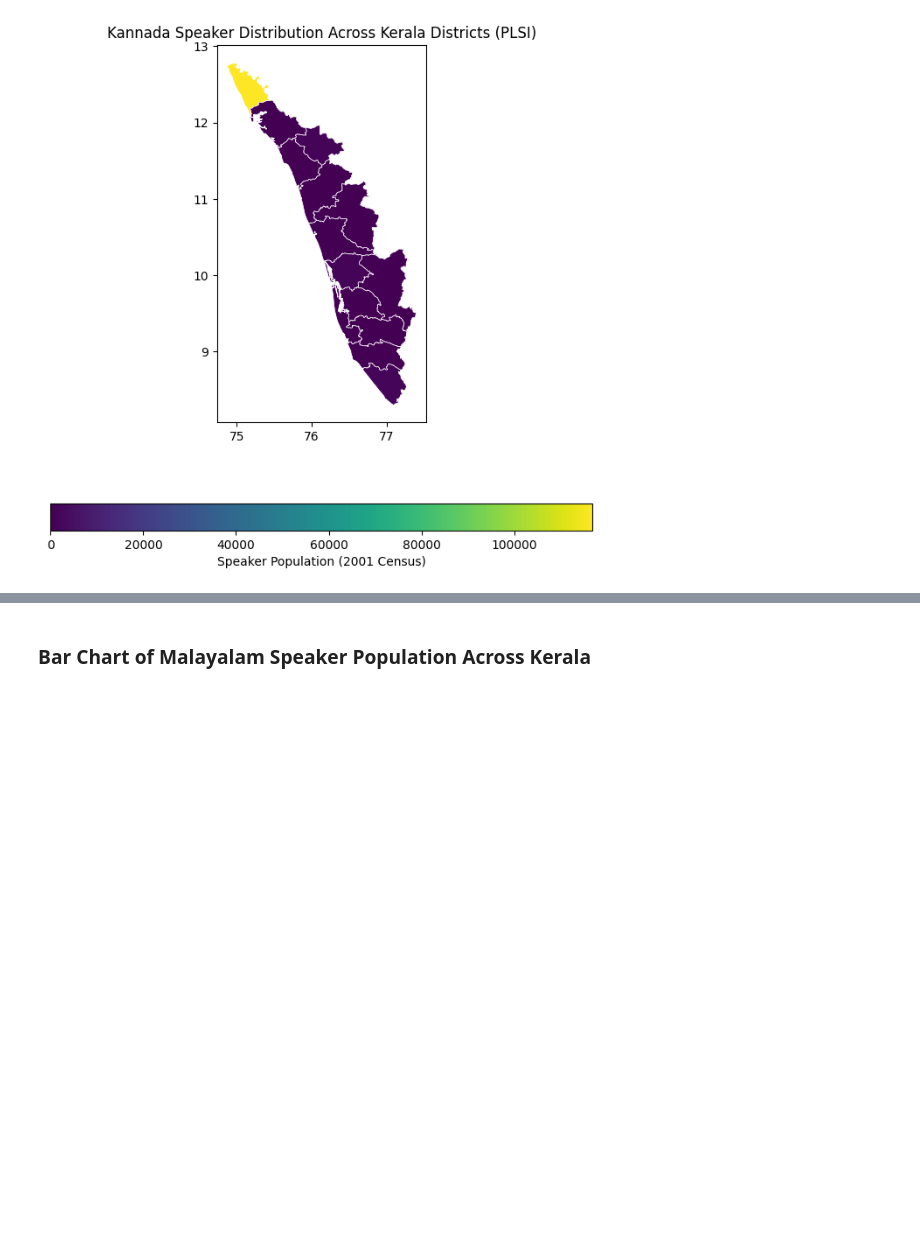
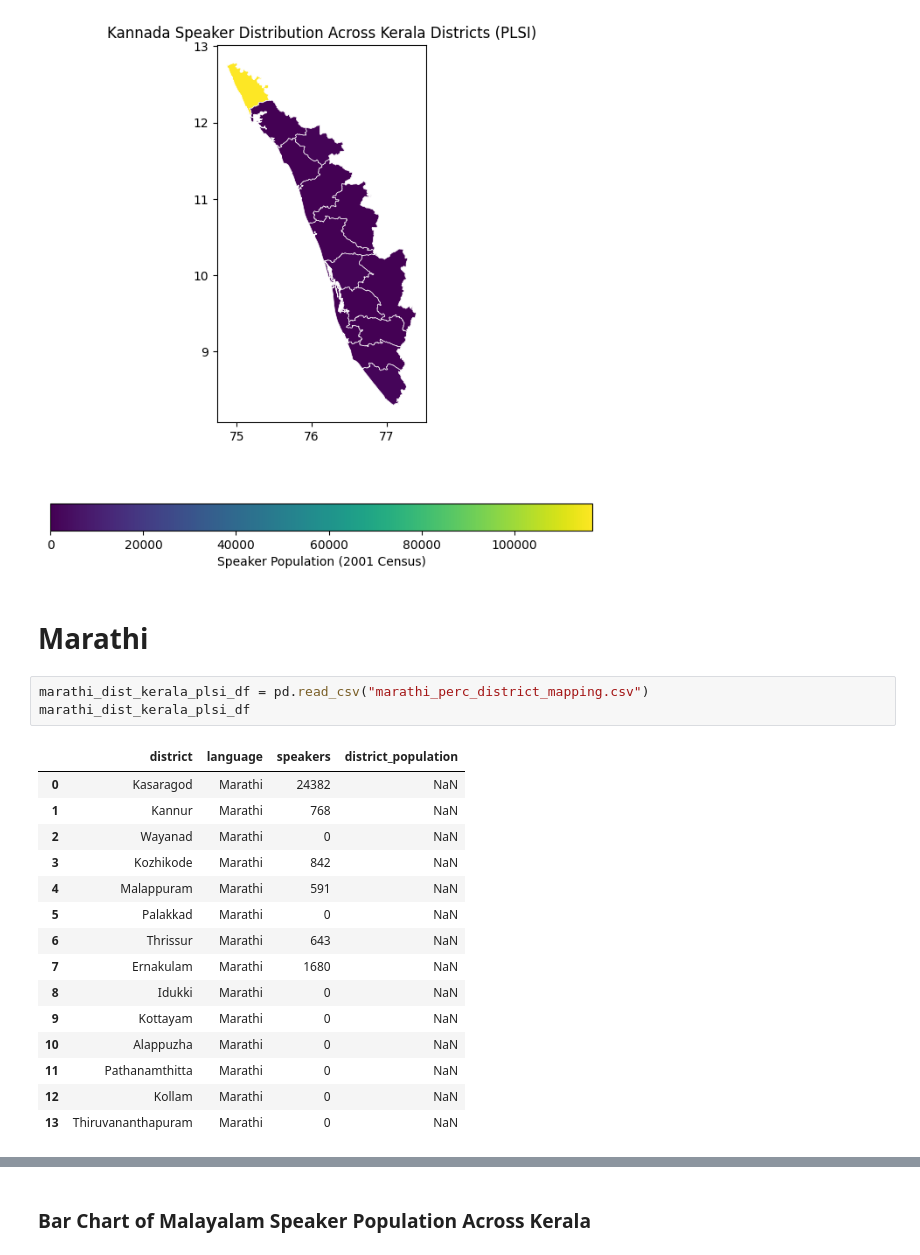
Before and after one commit to squishridyvi/Geographical-Distribution-Mapping-of-Dravidian-Languages-, a Jupyter notebook: Geographical Distribution of Dravidian Languages.ipynb, the cells around one changed output, grey strips where cells are left out. Cells and saved outputs as stored; diff of their text form; blank space fills up the shorter version.

```diff
--- a/Geographical Distribution of Dravidian Languages.ipynb
+++ b/Geographical Distribution of Dravidian Languages.ipynb
@@ -1403,3 +1403,24 @@ ax.set_title(
 );
 # %% [output]
 [figure]
+# %% [markdown]
+# Marathi
+# %%
+marathi_dist_kerala_plsi_df = pd.read_csv("marathi_perc_district_mapping.csv")
+marathi_dist_kerala_plsi_df
+# %% [output]
+|  | district | language | speakers | district_population |
+| 0 | Kasaragod | Marathi | 24382 | NaN |
+| 1 | Kannur | Marathi | 768 | NaN |
+| 2 | Wayanad | Marathi | 0 | NaN |
+| 3 | Kozhikode | Marathi | 842 | NaN |
+| 4 | Malappuram | Marathi | 591 | NaN |
+| 5 | Palakkad | Marathi | 0 | NaN |
+| 6 | Thrissur | Marathi | 643 | NaN |
+| 7 | Ernakulam | Marathi | 1680 | NaN |
+| 8 | Idukki | Marathi | 0 | NaN |
+| 9 | Kottayam | Marathi | 0 | NaN |
+| 10 | Alappuzha | Marathi | 0 | NaN |
+| 11 | Pathanamthitta | Marathi | 0 | NaN |
+| 12 | Kollam | Marathi | 0 | NaN |
+| 13 | Thiruvananthapuram | Marathi | 0 | NaN |
```
Also changed, not shown: parts of 7 cells of this notebook.
